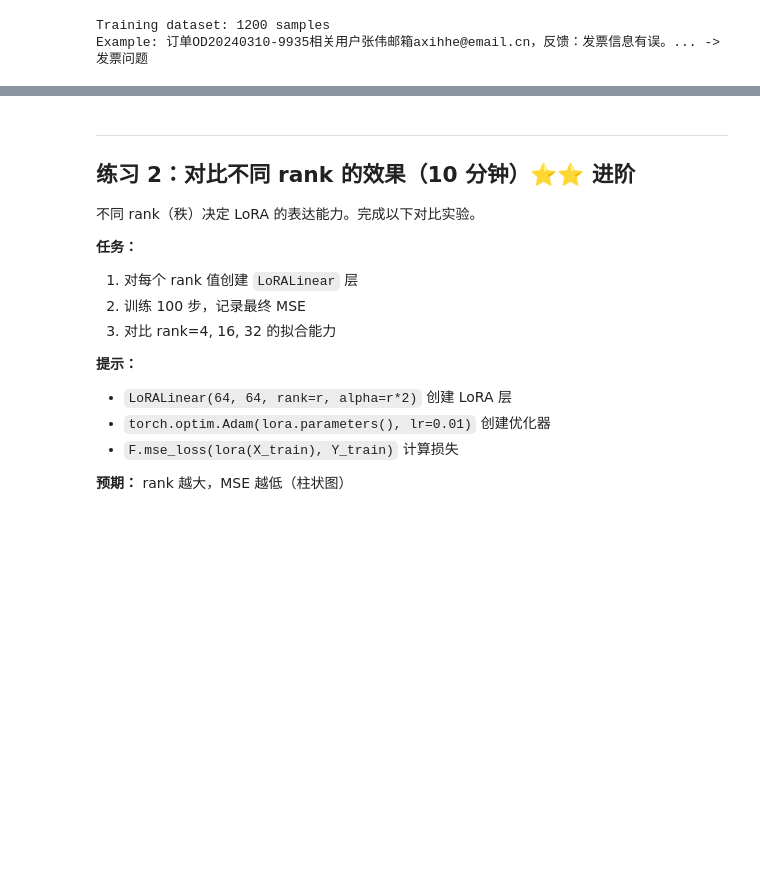
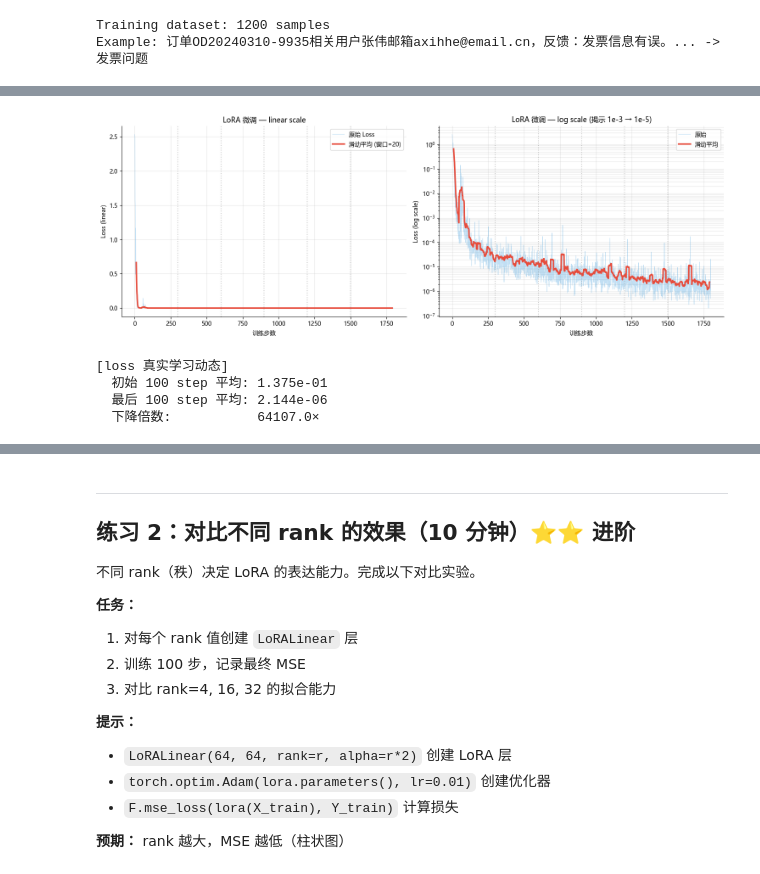
Before and after one commit to Greebbie/LLM-Agent-Core_Concept_Code, a Jupyter notebook: assets/enterprise_5days/instructor/Day2_下午_LoRA对齐与评测.ipynb, the cells around one changed output, grey strips where cells are left out. Drawn from its saved outputs; the diff is of its cells as text; code cells hidden in the pictures; blank space fills up the shorter version.

```diff
--- a/assets/enterprise_5days/instructor/Day2_下午_LoRA对齐与评测.ipynb
+++ b/assets/enterprise_5days/instructor/Day2_下午_LoRA对齐与评测.ipynb
@@ -715,0 +730,52 @@ Training done! Final loss: 0.0000
+# %%
+# Loss 曲线：linear scale + log scale 双视图
+# 揭示 1e-3 → 1e-5 的真实学习动态（默认 .4f 会全显示 0.0000）
+
+if PEFT_AVAILABLE and losses:
+    import numpy as np
+    fig, (ax_lin, ax_log) = plt.subplots(1, 2, figsize=(15, 5.5))
+
+    steps = np.arange(len(losses))
+    losses_arr = np.asarray(losses)
+
+    # ── 左：linear scale ──
+    ax_lin.plot(steps, losses_arr, color='#3498db', alpha=0.3, linewidth=0.8, label='原始 Loss')
+    window = min(20, len(losses) // 5) if len(losses) > 5 else 1
+    if window > 1:
+        smoothed = np.convolve(losses_arr, np.ones(window)/window, mode='valid')
+        ax_lin.plot(range(window // 2, window // 2 + len(smoothed)), smoothed,
+                    color='#e74c3c', linewidth=2.5, label=f'滑动平均 (窗口={window})')
+    steps_per_epoch = max(1, len(losses) // NUM_EPOCHS)
+    for e in range(1, NUM_EPOCHS):
+        ax_lin.axvline(x=e * steps_per_epoch, color='gray', linestyle=':', alpha=0.4)
+    ax_lin.set_xlabel('训练步数')
+    ax_lin.set_ylabel('Loss (linear)')
+    ax_lin.set_title('LoRA 微调 — linear scale')
+    ax_lin.legend(); ax_lin.grid(alpha=0.3)
+
+    # ── 右：log scale ──
+    losses_safe = np.clip(losses_arr, 1e-10, None)
+    ax_log.plot(steps, losses_safe, color='#3498db', alpha=0.3, linewidth=0.8, label='原始')
+    if window > 1:
+        smoothed_log = np.convolve(losses_safe, np.ones(window)/window, mode='valid')
+        ax_log.plot(range(window // 2, window // 2 + len(smoothed_log)), smoothed_log,
+                    color='#e74c3c', linewidth=2.5, label=f'滑动平均')
+    for e in range(1, NUM_EPOCHS):
+        ax_log.axvline(x=e * steps_per_epoch, color='gray', linestyle=':', alpha=0.4)
+    ax_log.set_yscale('log')
+    ax_log.set_xlabel('训练步数')
+    ax_log.set_ylabel('Loss (log scale)')
+    ax_log.set_title('LoRA 微调 — log scale (揭示 1e-3 → 1e-5)')
+    ax_log.legend(); ax_log.grid(alpha=0.3, which='both')
+    plt.tight_layout(); plt.show()
+
+    print(f"\n[loss 真实学习动态]")
+    print(f"  初始 100 step 平均: {np.mean(losses_arr[:100]):.3e}")
+    print(f"  最后 100 step 平均: {np.mean(losses_arr[-100:]):.3e}")
+    print(f"  下降倍数:           {np.mean(losses_arr[:100]) / max(np.mean(losses_arr[-100:]), 1e-10):.1f}×")
+# %% [output]
+[figure, added]
+[loss 真实学习动态]
+  初始 100 step 平均: 1.375e-01
+  最后 100 step 平均: 2.144e-06
+  下降倍数:           64107.0×
```
Also changed, not shown: parts of 14 cells of this notebook, 28 other files.
